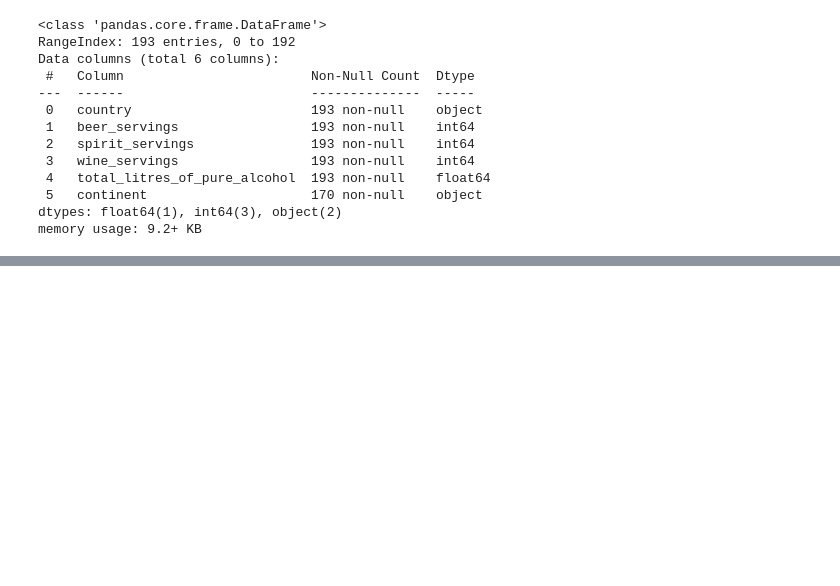
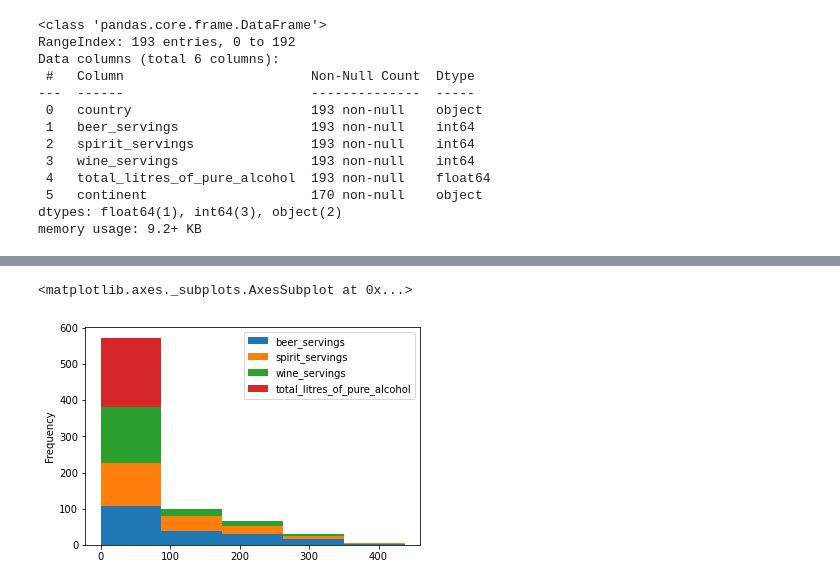
Before and after one commit to MatthewNewell006/alcohol_consumption, a Jupyter notebook: alcohol_data.ipynb, the cells around one changed output, grey strips where cells are left out. Cells and saved outputs as stored; diff of their text form; code cells hidden in the pictures; blank space fills up the shorter version.

Commit message:
Updated data

```diff
--- a/alcohol_data.ipynb
+++ b/alcohol_data.ipynb
@@ -9,4 +12,4 @@ import matplotlib.pyplot as plt
 # drinks.csv
 # 2012-2014_Substate_SAE_Table_9.xlsx
 # %%
-drinks_df = pd.read_csv('data/datasets_20342_26321_drinks.csv')
+d_df = pd.read_csv('data/datasets_20342_26321_drinks.csv')
@@ -56,0 +93,5 @@ drinks_df
+# %%
+d_df.plot.hist(stacked = True, bins=5)
+# %% [output]
+<matplotlib.axes._subplots.AxesSubplot at 0x...>
+[figure, added]
```
Also changed, not shown: parts of 15 cells of this notebook, 3 other files.
